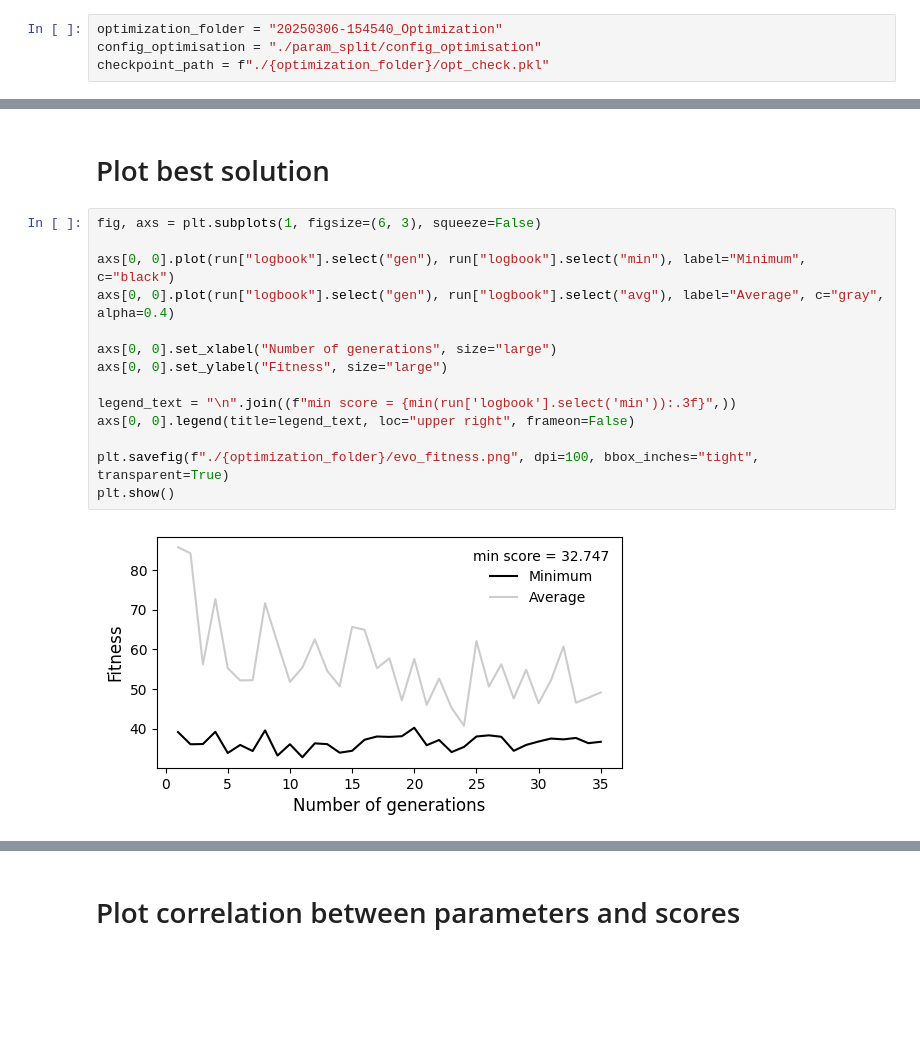
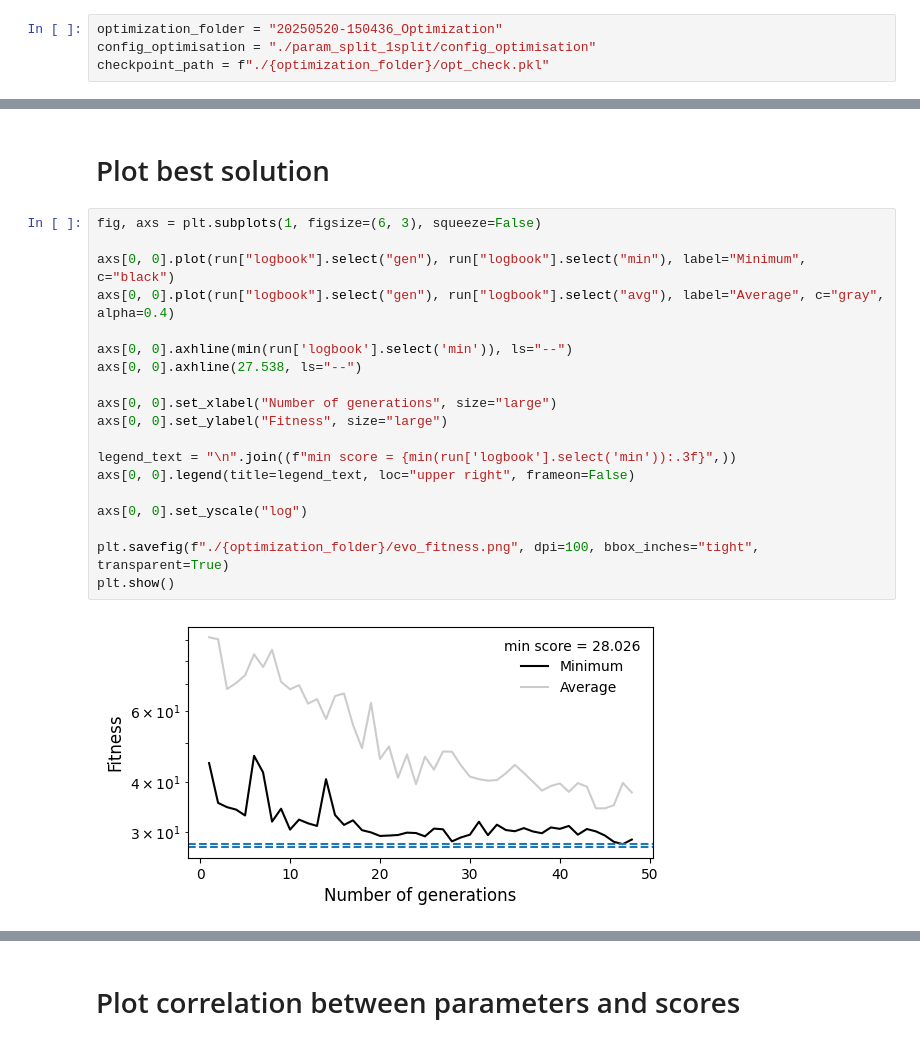
Before and after one commit to DrTaDa/OptLSV1M, a Jupyter notebook: Analyze optimization.ipynb, the cells around one changed output, grey strips where cells are left out. Drawn from its saved outputs; the diff is of its cells as text; blank space fills up the shorter version.

```diff
--- a/Analyze optimization.ipynb
+++ b/Analyze optimization.ipynb
@@ -14,8 +14,8 @@ from evaluator import define_parameters, define_fitness_calculator
 mpl.rcParams['mathtext.default'] = 'regular'
 cmap = mpl.colormaps['viridis']
 # %%
-optimization_folder = "20250306-154540_Optimization"
-config_optimisation = "./param_split/config_optimisation"
+optimization_folder = "20250520-150436_Optimization"
+config_optimisation = "./param_split_1split/config_optimisation"
 checkpoint_path = f"./{optimization_folder}/opt_check.pkl"
 # %%
 with open(config_optimisation) as f:
@@ -32,19 +32,24 @@ with open(checkpoint_path, "rb") as fp:
 # %%
 fig, axs = plt.subplots(1, figsize=(6, 3), squeeze=False)
 
 axs[0, 0].plot(run["logbook"].select("gen"), run["logbook"].select("min"), label="Minimum", c="black")
 axs[0, 0].plot(run["logbook"].select("gen"), run["logbook"].select("avg"), label="Average", c="gray", alpha=0.4)
+
+axs[0, 0].axhline(min(run['logbook'].select('min')), ls="--")
+axs[0, 0].axhline(27.538, ls="--")
 
 axs[0, 0].set_xlabel("Number of generations", size="large")
 axs[0, 0].set_ylabel("Fitness", size="large")
 
 legend_text = "\n".join((f"min score = {min(run['logbook'].select('min')):.3f}",))
 axs[0, 0].legend(title=legend_text, loc="upper right", frameon=False)
 
+axs[0, 0].set_yscale("log")
+
 plt.savefig(f"./{optimization_folder}/evo_fitness.png", dpi=100, bbox_inches="tight", transparent=True)
 plt.show()
 # %% [output]
-[figure, old version]
+[figure, new version]
 # %%
 print("Sigma: ", run["CMA_es"].sigma)
 print("Best model:")
```
Also changed, not shown: parts of 7 cells of this notebook, 41 other files.
